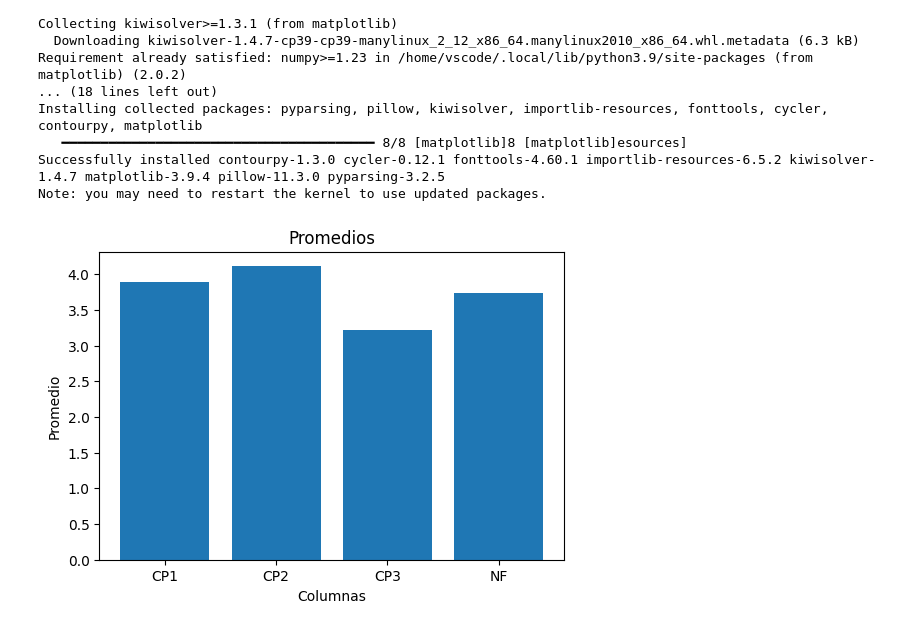
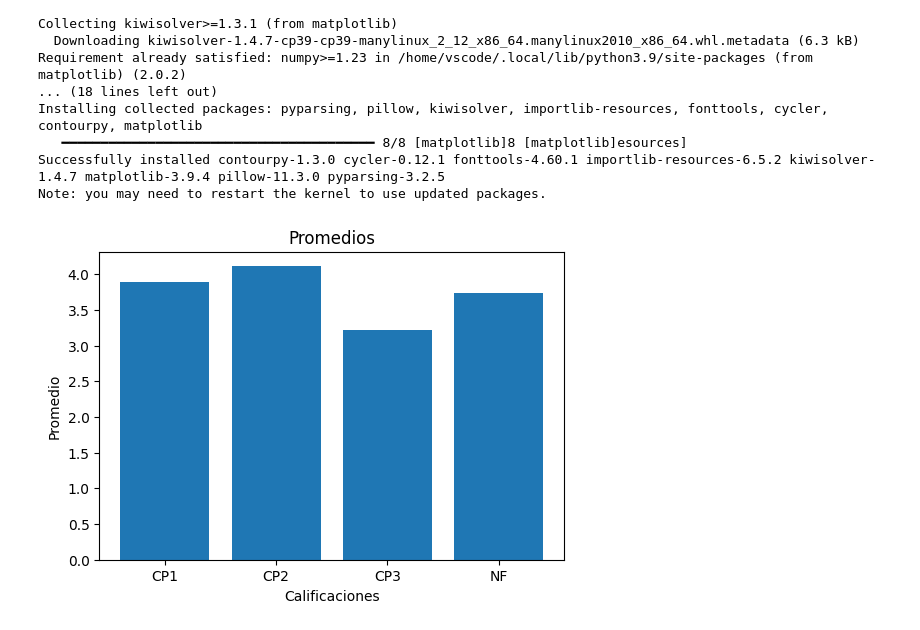
Before and after one commit to mafev4/Grupo, a Jupyter notebook: .pandas/Lider.ipynb, the cells around one changed output. Saved outputs shown, nothing was run; the diff lists cells and outputs as text; code cells hidden in the pictures.

```diff
--- a/.pandas/Lider.ipynb
+++ b/.pandas/Lider.ipynb
@@ -156,21 +156,21 @@ Note: you may need to restart the kernel to use updated packages.
 # %%
 import matplotlib.pyplot as plt
 
 prom_cp1 = df.filter(regex="CP1").iloc[:, 0].mean()
 prom_nf  = df.filter(regex="NF").iloc[:, 0].mean()
 prom_cp2 = df["CP2"].mean()
 prom_cp3 = df["CP3"].mean()
 plt.figure(figsize=(6,4))
 plt.title("Promedios")
 plt.bar(
     ["CP1", "CP2", "CP3", "NF"],
     [prom_cp1, prom_cp2, prom_cp3, prom_nf]
 )
 
 plt.ylabel("Promedio")
-plt.xlabel("Columnas")
+plt.xlabel("Calificaciones")
 plt.show()
 # %% [output]
-[figure, old version]
+[figure, new version]
 # %%
 df.to_csv('Quiz Cálculo 1- Gobierno 22 de Octubre(1-18).csv', index=False)
```
Also changed, not shown: 1 other file.
